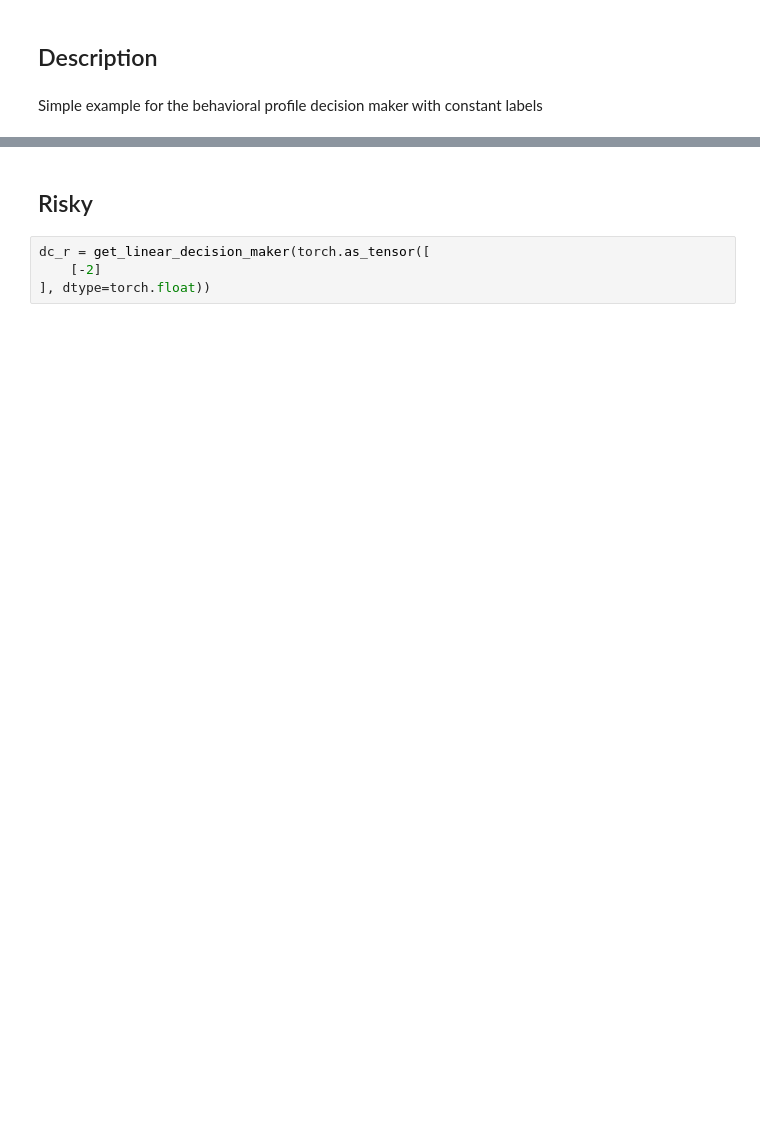
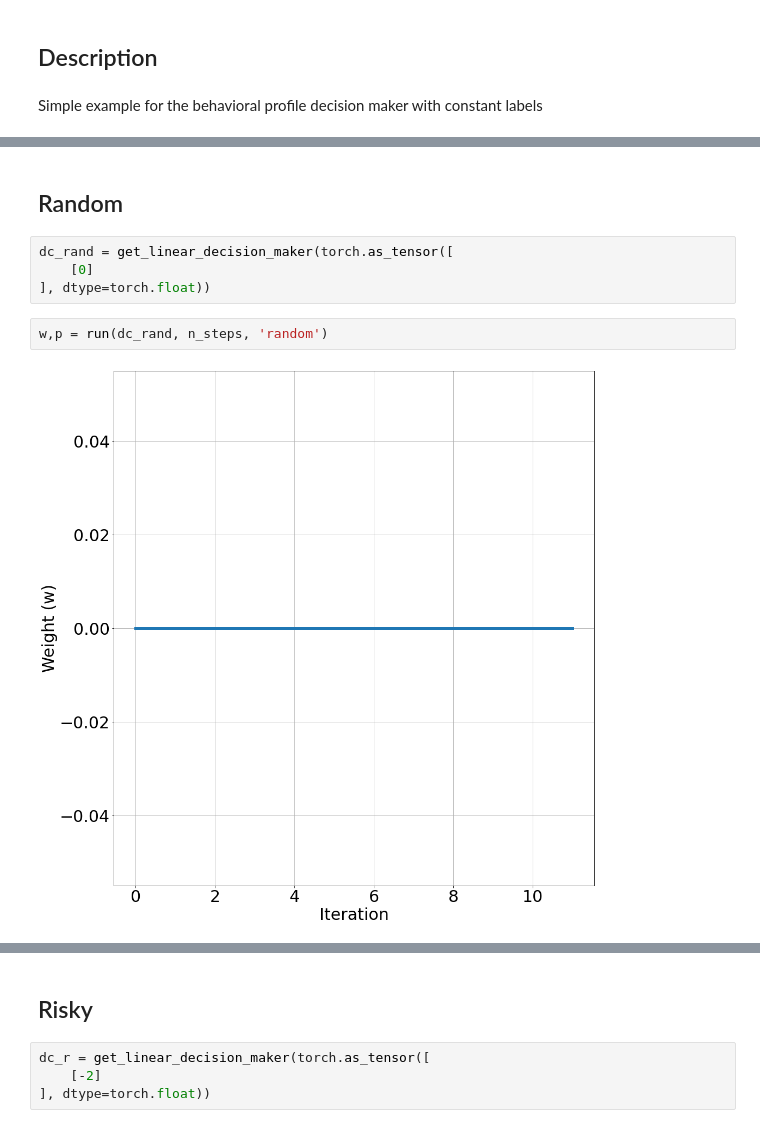
Before and after one commit to vibalcam/text-games, a Jupyter notebook: notebooks/decision_maker_examples.ipynb, the cells around one changed output, grey strips where cells are left out. Saved outputs shown, nothing was run; the diff lists cells and outputs as text; blank space fills up the shorter version.

```diff
--- a/notebooks/decision_maker_examples.ipynb
+++ b/notebooks/decision_maker_examples.ipynb
@@ -69 +90,11 @@ def run(dc, n_steps):
     return w,p
+# %% [markdown]
+## Random
+# %%
+dc_rand = get_linear_decision_maker(torch.as_tensor([
+    [0]
+], dtype=torch.float))
+# %%
+w,p = run(dc_rand, n_steps, 'random')
+# %% [output]
+[figure, added]
```
Also changed, not shown: parts of 15 cells of this notebook, 19 other files.
